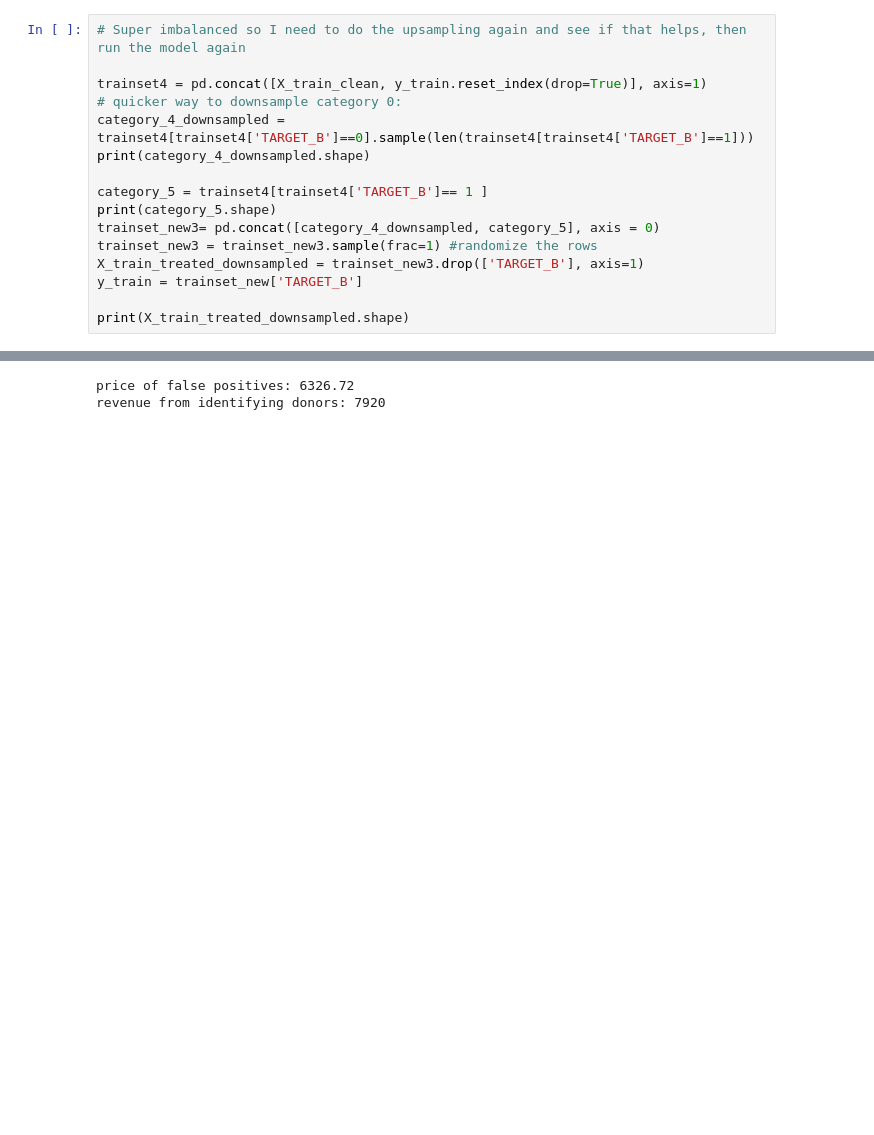
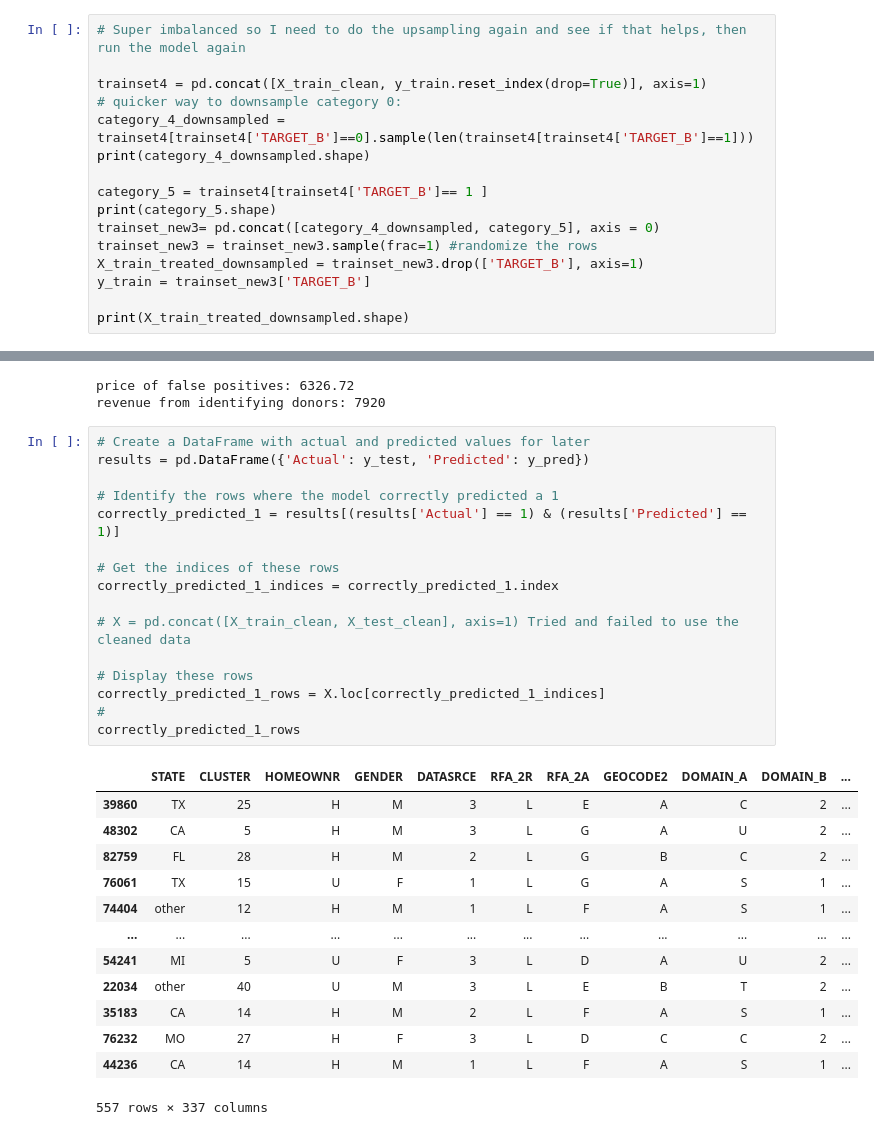
Before and after one commit to TLEvans2/lab-handling-data-imbalance-classification, a Jupyter notebook: Lab | Handling Data Imbalance.ipynb, the cells around one changed output, grey strips where cells are left out. Saved outputs shown, nothing was run; the diff lists cells and outputs as text; blank space fills up the shorter version.

```diff
--- a/Lab | Handling Data Imbalance.ipynb
+++ b/Lab | Handling Data Imbalance.ipynb
@@ -469,7 +441,7 @@ print(category_5.shape)
 trainset_new3= pd.concat([category_4_downsampled, category_5], axis = 0)
 trainset_new3 = trainset_new3.sample(frac=1) #randomize the rows
 X_train_treated_downsampled = trainset_new3.drop(['TARGET_B'], axis=1)
-y_train = trainset_new['TARGET_B']
+y_train = trainset_new3['TARGET_B']
 
 print(X_train_treated_downsampled.shape)
 # %% [output]
@@ -524,3 +496,33 @@ print("revenue from identifying donors:", 528*15)
 # %% [output]
 price of false positives: 6326.72
 revenue from identifying donors: 7920
+# %%
+# Create a DataFrame with actual and predicted values for later
+results = pd.DataFrame({'Actual': y_test, 'Predicted': y_pred})
+
+# Identify the rows where the model correctly predicted a 1
+correctly_predicted_1 = results[(results['Actual'] == 1) & (results['Predicted'] == 1)]
+
+# Get the indices of these rows
+correctly_predicted_1_indices = correctly_predicted_1.index
+
+# X = pd.concat([X_train_clean, X_test_clean], axis=1) Tried and failed to use the cleaned data
+
+# Display these rows
+correctly_predicted_1_rows = X.loc[correctly_predicted_1_indices]
+#
+correctly_predicted_1_rows
+# %% [output]
+|  | STATE | CLUSTER | HOMEOWNR | GENDER | DATASRCE | RFA_2R | RFA_2A | GEOCODE2 | DOMAIN_A | DOMAIN_B | ... |
+| 39860 | TX | 25 | H | M | 3 | L | E | A | C | 2 | ... |
+| 48302 | CA | 5 | H | M | 3 | L | G | A | U | 2 | ... |
+| 82759 | FL | 28 | H | M | 2 | L | G | B | C | 2 | ... |
+| 76061 | TX | 15 | U | F | 1 | L | G | A | S | 1 | ... |
+| 74404 | other | 12 | H | M | 1 | L | F | A | S | 1 | ... |
+| ... | ... | ... | ... | ... | ... | ... | ... | ... | ... | ... | ... |
+| 54241 | MI | 5 | U | F | 3 | L | D | A | U | 2 | ... |
+| 22034 | other | 40 | U | M | 3 | L | E | B | T | 2 | ... |
+| 35183 | CA | 14 | H | M | 2 | L | F | A | S | 1 | ... |
+| 76232 | MO | 27 | H | F | 3 | L | D | C | C | 2 | ... |
+| 44236 | CA | 14 | H | M | 1 | L | F | A | S | 1 | ... |
+557 rows × 337 columns
```
Also changed, not shown: parts of 22 cells of this notebook.
